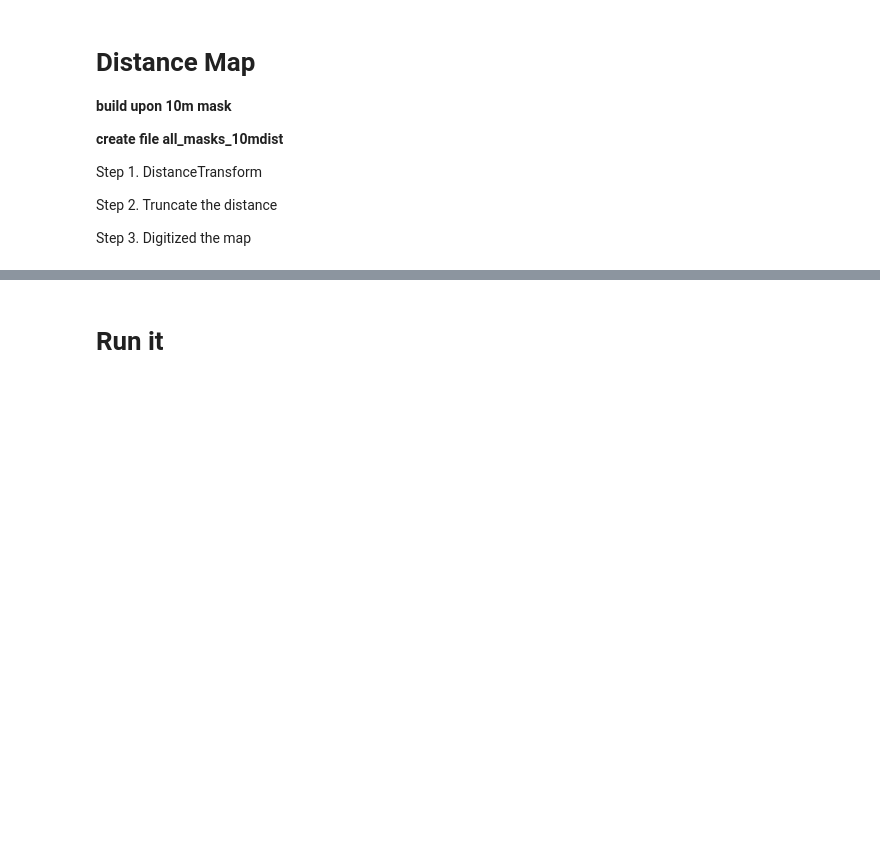
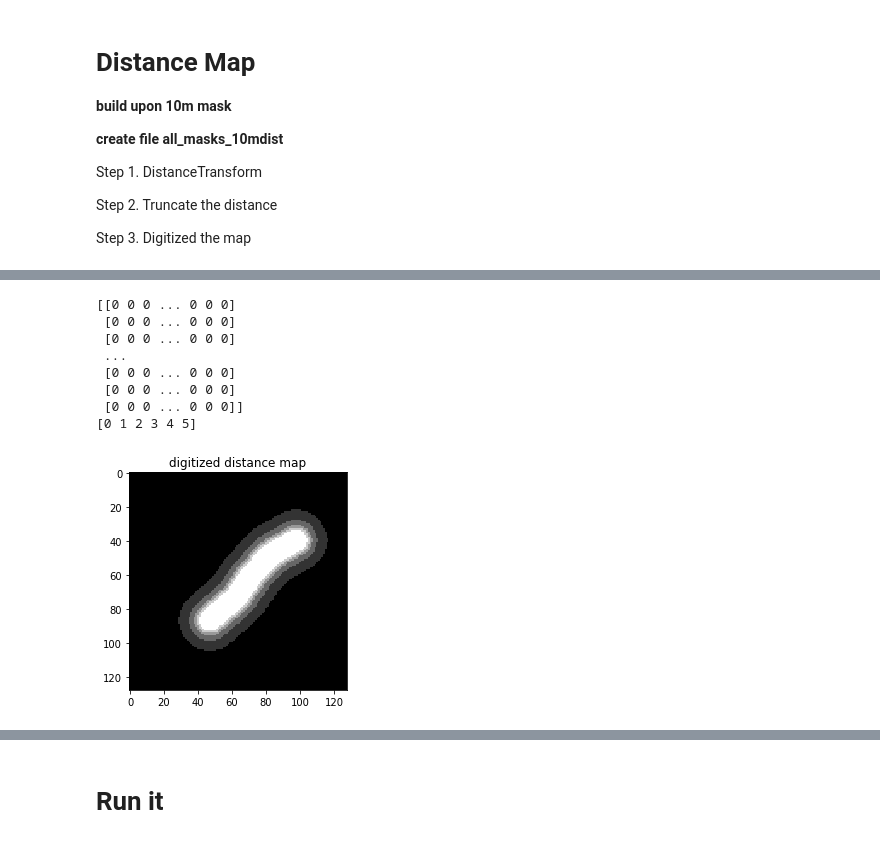
Before and after one commit to Chen-Yifan/DEM_segmentation, a Jupyter notebook: notebook/Create_distance_map.ipynb, the cells around one changed output, grey strips where cells are left out. Cells and saved outputs as stored; diff of their text form; code cells hidden in the pictures; blank space fills up the shorter version.

```diff
--- a/notebook/Create_distance_map.ipynb
+++ b/notebook/Create_distance_map.ipynb
@@ -88,0 +106,15 @@ array([[0, 0, 0, ..., 0, 0, 0],
+# %%
+plt.title('digitized distance map')
+frame3 = plt.imshow(quan_dist_out,cmap='gray')
+print(quan_dist_out)
+print(np.unique(quan_dist_out))
+# %% [output]
+[[0 0 0 ... 0 0 0]
+ [0 0 0 ... 0 0 0]
+ [0 0 0 ... 0 0 0]
+ ...
+ [0 0 0 ... 0 0 0]
+ [0 0 0 ... 0 0 0]
+ [0 0 0 ... 0 0 0]]
+[0 1 2 3 4 5]
+[figure, added]
```
Also changed, not shown: parts of 5 cells of this notebook, 7 other files.
